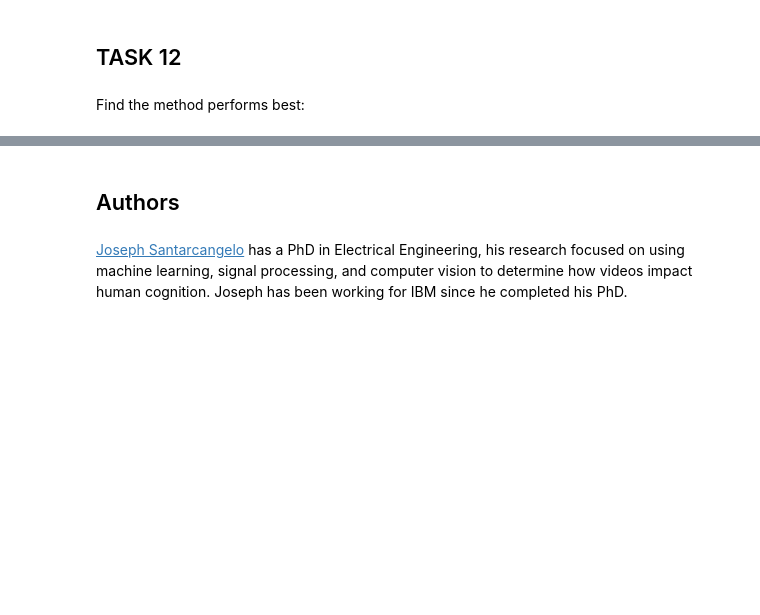
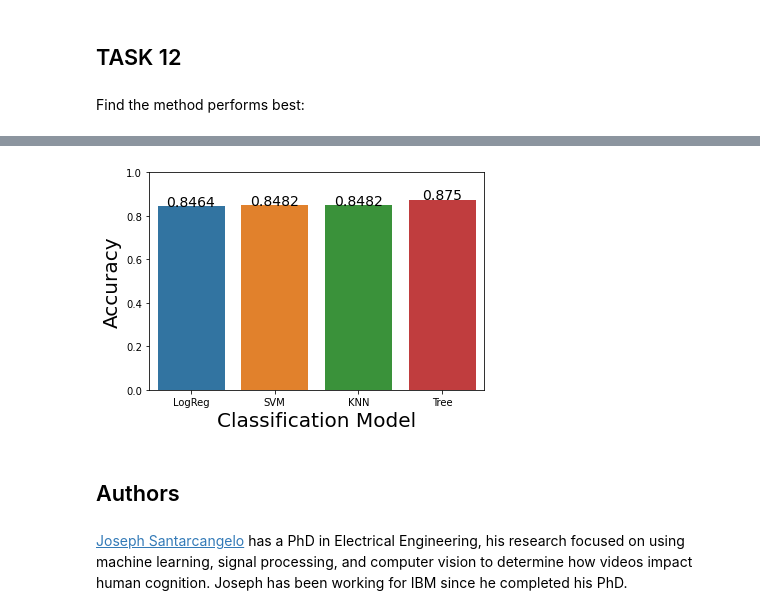
Before and after one commit to tom-cruz/SpaceX-Falcon9-Landing-Prediction, a Jupyter notebook: Classification Models for Rocket Landing.ipynb, the cells around one changed output, grey strips where cells are left out. Drawn from its saved outputs; the diff is of its cells as text; code cells hidden in the pictures; blank space fills up the shorter version.

Commit message:
Added graph for comparing accuracy across all four models

```diff
--- a/Classification Models for Rocket Landing.ipynb
+++ b/Classification Models for Rocket Landing.ipynb
@@ -312,3 +312,10 @@ plot_confusion_matrix(Y_test,yhat)
 ## TASK  12
 # %% [markdown]
 Find the method performs best:
+# %%
+models = np.array(["LogReg","SVM","Tree","KNN"])
+scores = np.array([logreg_cv.best_score_,svm_cv.best_score_,tree_cv.best_score_,knn_cv.best_score_])
+# %%
+modelAccuracy_df = pd.DataFrame(zip(models,scores))
+modelAccuracy_df.columns = ['model','score']
+modelAccuracy_df = modelAccuracy_df.sort_values(by='score').reset_index()
@@ -315,3 +330,13 @@ Find the method performs best:
+# %%
+bar = sns.barplot(data=modelAccuracy_df, x='model', y='score')
+for ind, row in modelAccuracy_df.iterrows():
+    bar.text(ind,row[2],round(row[2],4), color='black', ha="center",fontsize=14)
+plt.xlabel("Classification Model", fontsize=20)
+plt.ylabel("Accuracy", fontsize=20)
+plt.ylim(0,1,.2)
+plt.show()
+# %% [output]
+[figure, added]
 # %% [markdown]
 ## Authors
 # %% [markdown]
```
Also changed, not shown: parts of 2 cells of this notebook.
